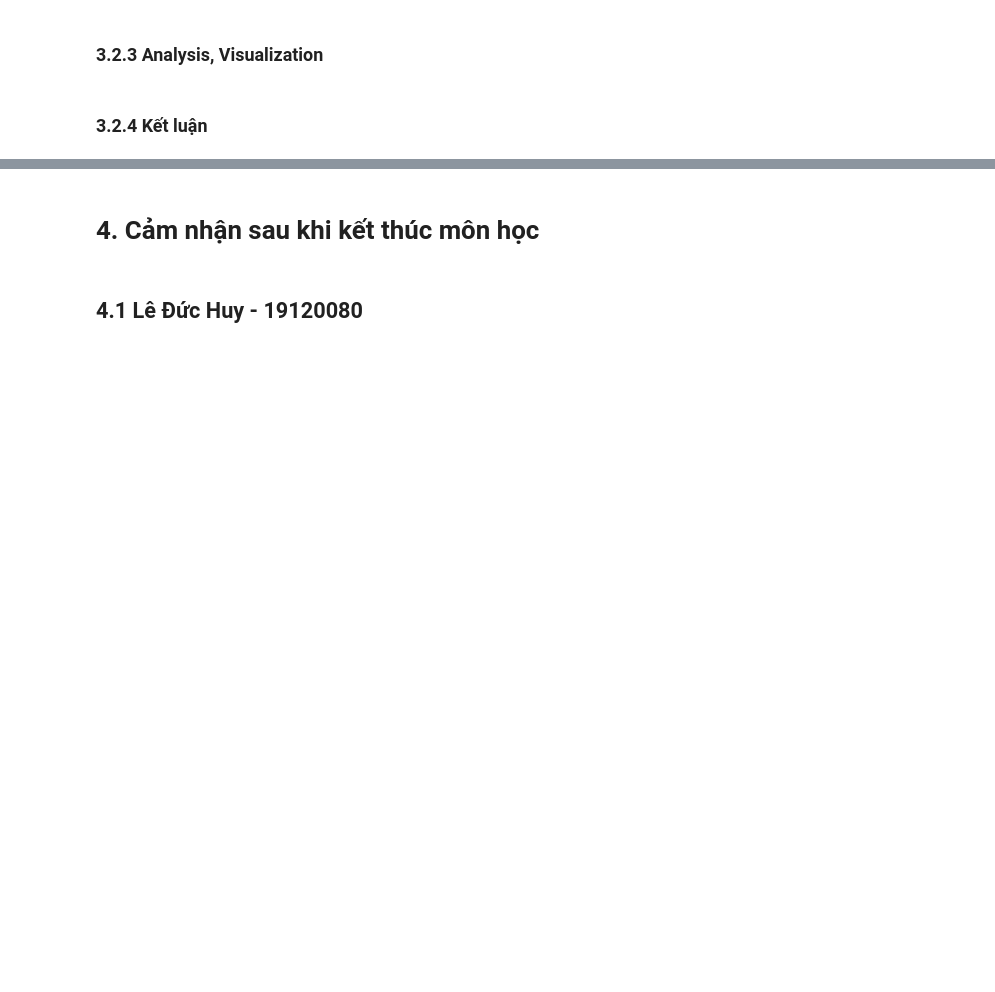
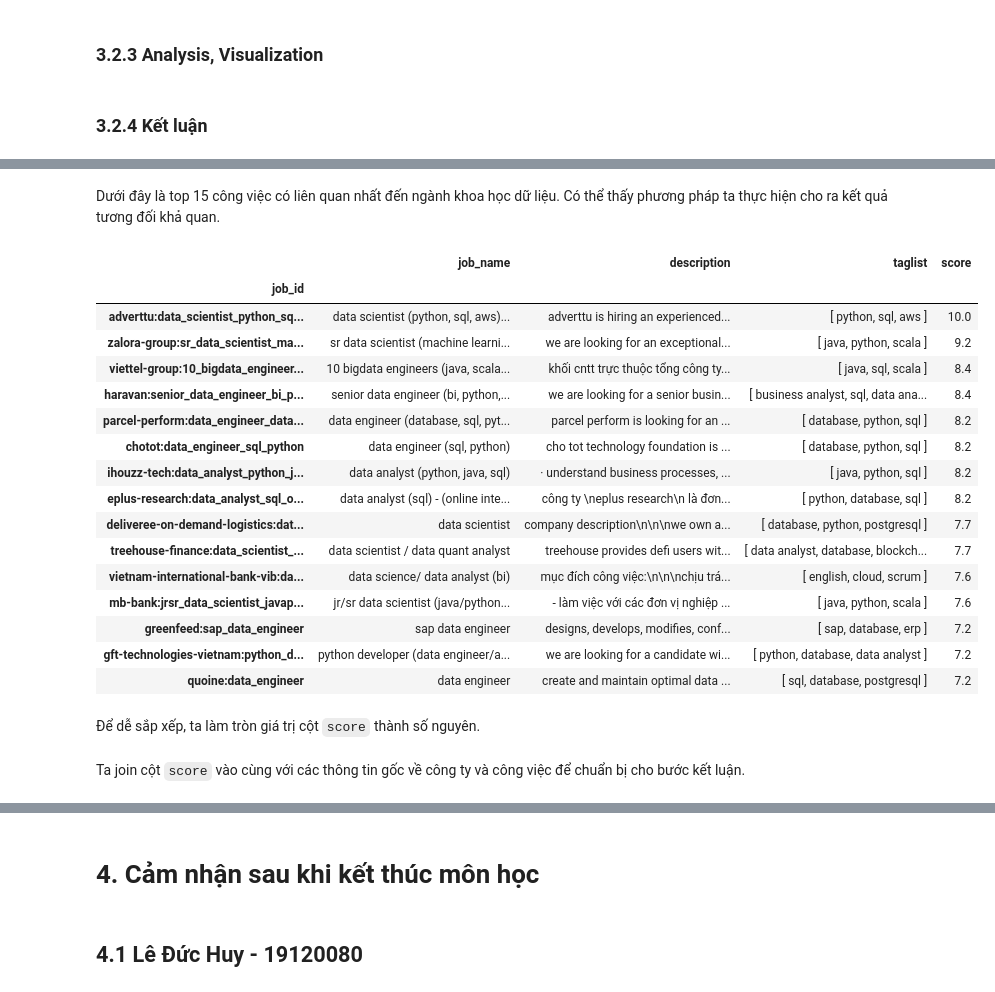
Before and after one commit to huyle-itus/P4DS_FinalProject, a Jupyter notebook: FinalProject.ipynb, the cells around one changed output, grey strips where cells are left out. Cells and saved outputs as stored; diff of their text form; code cells hidden in the pictures; blank space fills up the shorter version.

```diff
--- a/FinalProject.ipynb
+++ b/FinalProject.ipynb
@@ -419,0 +530,24 @@ Tuy nhiên dữ liệu ở 2 cột `three_reasons` và `description` có các d
+# %% [markdown]
+Dưới đây là top 15 công việc có liên quan nhất đến ngành khoa học dữ liệu. Có thể thấy phương pháp ta thực hiện cho ra kết quả tương đối khả quan.
+# %%
+job_list_df.sort_values('score', ascending=False)[:15]
+# %% [output]
+|  | job_name | description | taglist | score |
+| job_id |  |  |  |  |
+| adverttu:data_scientist_python_sq... | data scientist (python, sql, aws)... | adverttu is hiring an experienced... | [ python, sql, aws ] | 10.0 |
+| zalora-group:sr_data_scientist_ma... | sr data scientist (machine learni... | we are looking for an exceptional... | [ java, python, scala ] | 9.2 |
+| viettel-group:10_bigdata_engineer... | 10 bigdata engineers (java, scala... | khối cntt trực thuộc tổng công ty... | [ java, sql, scala ] | 8.4 |
+| haravan:senior_data_engineer_bi_p... | senior data engineer (bi, python,... | we are looking for a senior busin... | [ business analyst, sql, data ana... | 8.4 |
+| parcel-perform:data_engineer_data... | data engineer (database, sql, pyt... | parcel perform is looking for an ... | [ database, python, sql ] | 8.2 |
+| chotot:data_engineer_sql_python | data engineer (sql, python) | cho tot technology foundation is ... | [ database, python, sql ] | 8.2 |
+| ihouzz-tech:data_analyst_python_j... | data analyst (python, java, sql) | · understand business processes, ... | [ java, python, sql ] | 8.2 |
+| eplus-research:data_analyst_sql_o... | data analyst (sql) - (online inte... | công ty \neplus research\n là đơn... | [ python, database, sql ] | 8.2 |
+| deliveree-on-demand-logistics:dat... | data scientist | company description\n\n\nwe own a... | [ database, python, postgresql ] | 7.7 |
+| treehouse-finance:data_scientist_... | data scientist / data quant analyst | treehouse provides defi users wit... | [ data analyst, database, blockch... | 7.7 |
+| vietnam-international-bank-vib:da... | data science/ data analyst (bi) | mục đích công việc:\n\n\nchịu trá... | [ english, cloud, scrum ] | 7.6 |
+| mb-bank:jrsr_data_scientist_javap... | jr/sr data scientist (java/python... | - làm việc với các đơn vị nghiệp ... | [ java, python, scala ] | 7.6 |
+| greenfeed:sap_data_engineer | sap data engineer | designs, develops, modifies, conf... | [ sap, database, erp ] | 7.2 |
+| gft-technologies-vietnam:python_d... | python developer (data engineer/a... | we are looking for a candidate wi... | [ python, database, data analyst ] | 7.2 |
+| quoine:data_engineer | data engineer | create and maintain optimal data ... | [ sql, database, postgresql ] | 7.2 |
+# %% [markdown]
+Để dễ sắp xếp, ta làm tròn giá trị cột `score` thành số nguyên.
@@ -419,0 +556,2 @@ Tuy nhiên dữ liệu ở 2 cột `three_reasons` và `description` có các d
+# %% [markdown]
+Ta join cột `score` vào cùng với các thông tin gốc về công ty và công việc để chuẩn bị cho bước kết luận.
```
Also changed, not shown: parts of 35 cells of this notebook.
